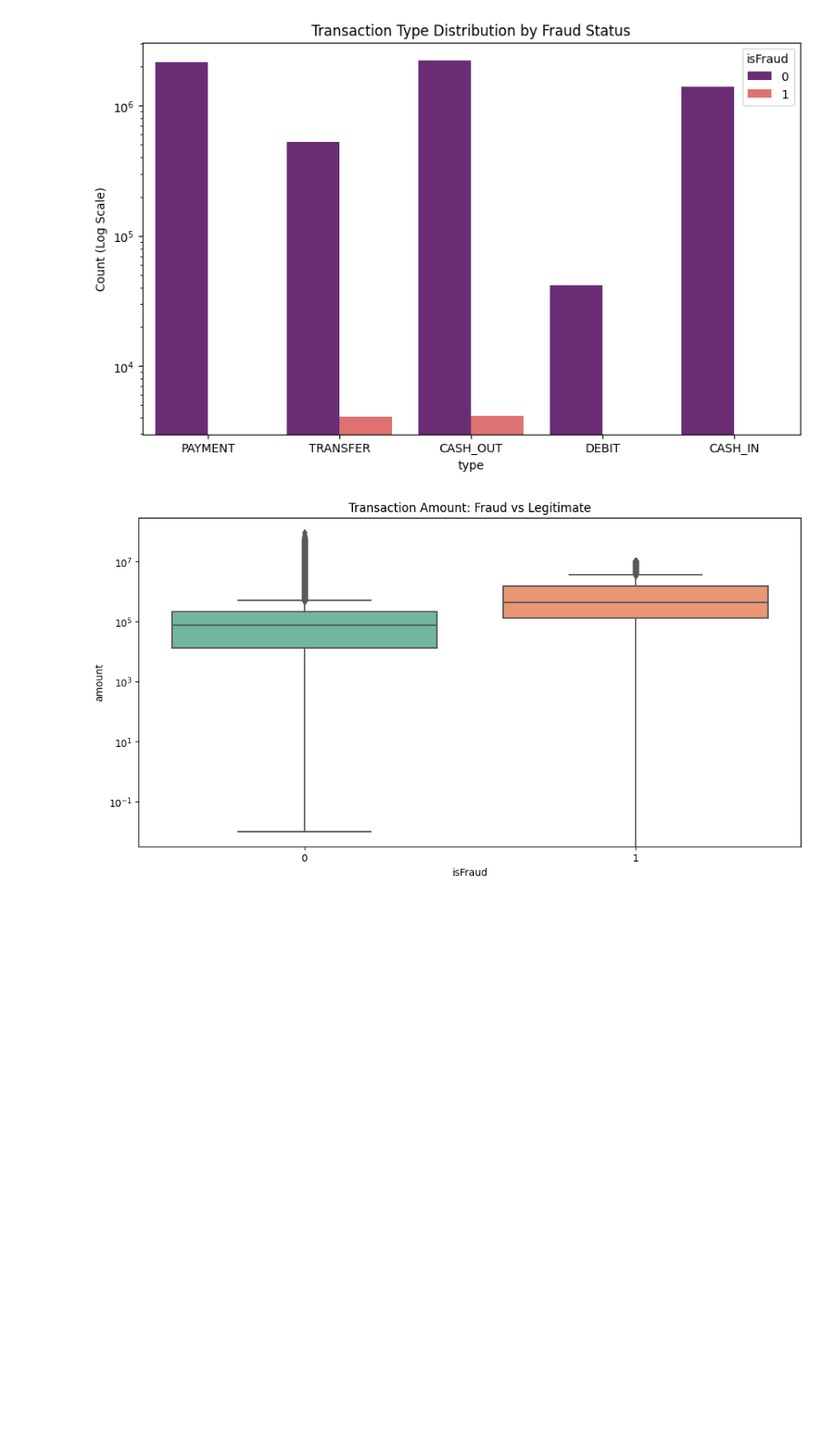
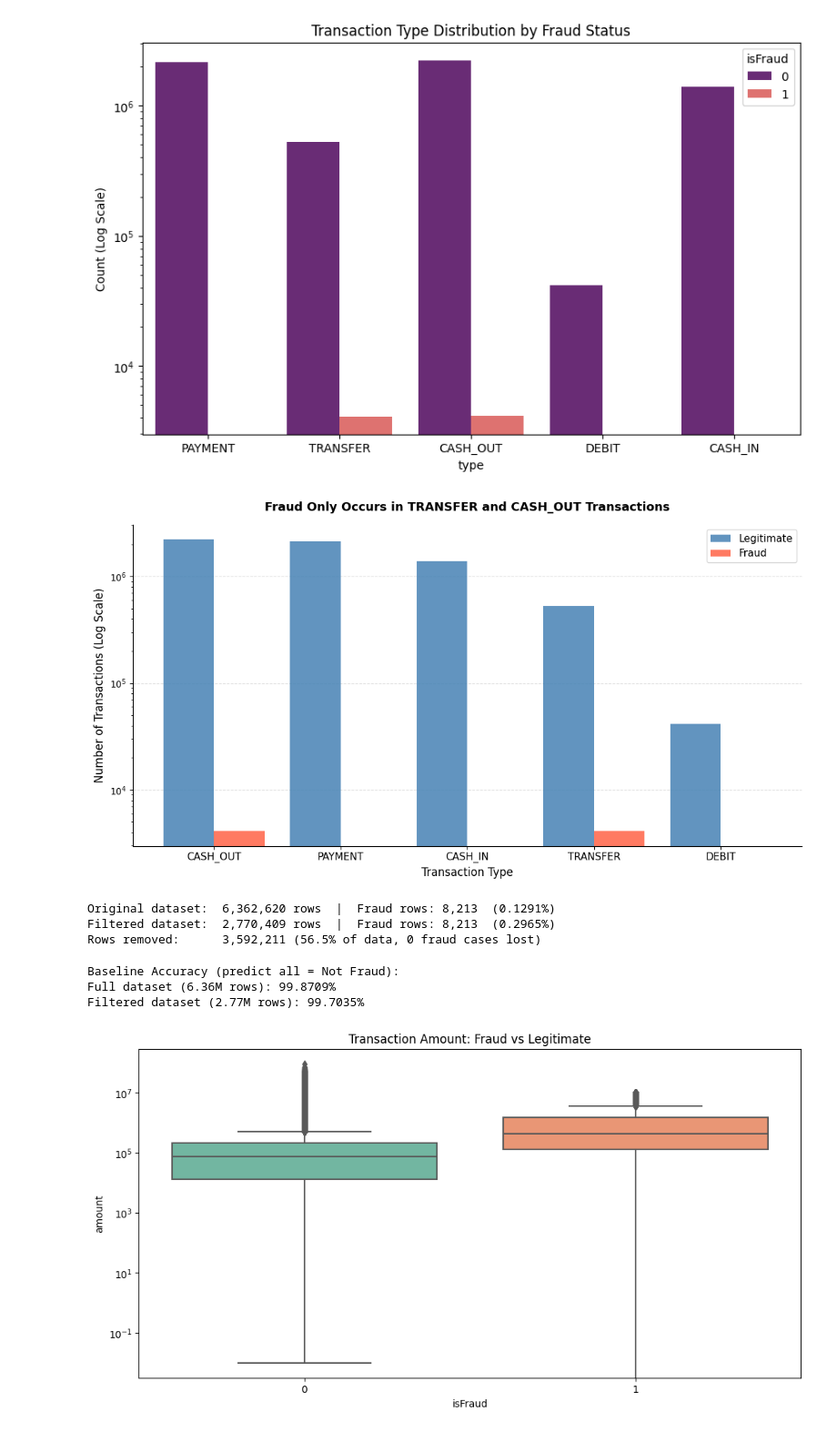
Before and after one commit to joshleeds/BA305-Project, a Jupyter notebook: Exploratory.ipynb, the cells around one changed output. Shown at 91% size. Saved outputs shown, nothing was run; the diff lists cells and outputs as text; code cells hidden in the pictures; blank space fills up the shorter version.

```diff
--- a/Exploratory.ipynb
+++ b/Exploratory.ipynb
@@ -117,6 +170,69 @@ DEBIT       41432     0
 PAYMENT   2151495     0
 TRANSFER   528812  4097
 [figure]
+# %%
+
+# Cleaner version for non-technical audience
+type_fraud = df.groupby('type')['isFraud'].agg(['sum', 'count']).reset_index()
+type_fraud.columns = ['type', 'Fraud', 'Total']
+type_fraud['Legitimate'] = type_fraud['Total'] - type_fraud['Fraud']
+type_fraud['fraud_rate'] = (type_fraud['Fraud'] / type_fraud['Total'] * 100).round(2)
+
+# Sort by total volume
+type_fraud = type_fraud.sort_values('Total', ascending=False)
+
+fig, ax = plt.subplots(figsize=(11, 6))
+
+x = range(len(type_fraud))
+width = 0.4
+
+bars_legit = ax.bar([i - width/2 for i in x], type_fraud['Legitimate'],
+                    width=width, label='Legitimate', color='steelblue', alpha=0.85)
+bars_fraud = ax.bar([i + width/2 for i in x], type_fraud['Fraud'],
+                    width=width, label='Fraud', color='tomato', alpha=0.85)
+
+ax.set_yscale('log')
+ax.set_xticks(list(x))
+ax.set_xticklabels(type_fraud['type'], fontsize=11)
+ax.set_xlabel('Transaction Type', fontsize=12)
+ax.set_ylabel('Number of Transactions (Log Scale)', fontsize=12)
+ax.set_title('Fraud Only Occurs in TRANSFER and CASH_OUT Transactions',
+             fontsize=13, fontweight='bold', pad=15)
+ax.legend(fontsize=11)
+ax.spines['top'].set_visible(False)
+ax.spines['right'].set_visible(False)
+ax.yaxis.grid(True, linestyle='--', alpha=0.4)
+ax.set_axisbelow(True)
+
+plt.tight_layout()
+plt.show()
+# %% [output]
+[figure, added]
+# %%
+
+# Since fraud only occurs in TRANSFER and CASH_OUT, all models filter to these types
+df_filtered = df[df['type'].isin(['TRANSFER', 'CASH_OUT'])].copy()
+
+print(f"Original dataset:  {df.shape[0]:,} rows  |  Fraud rows: {df['isFraud'].sum():,}  ({df['isFraud'].mean()*100:.4f}%)")
+print(f"Filtered dataset:  {df_filtered.shape[0]:,} rows  |  Fraud rows: {df_filtered['isFraud'].sum():,}  ({df_filtered['isFraud'].mean()*100:.4f}%)")
+print(f"Rows removed:      {df.shape[0] - df_filtered.shape[0]:,} ({(1 - df_filtered.shape[0]/df.shape[0])*100:.1f}% of data, 0 fraud cases lost)")
+# %% [output]
+Original dataset:  6,362,620 rows  |  Fraud rows: 8,213  (0.1291%)
+Filtered dataset:  2,770,409 rows  |  Fraud rows: 8,213  (0.2965%)
+Rows removed:      3,592,211 (56.5% of data, 0 fraud cases lost)
+# %%
+
+# Baseline accuracy: what if we predicted "Not Fraud" for every single transaction?
+baseline_full     = (df['isFraud'] == 0).mean() * 100
+baseline_filtered = (df_filtered['isFraud'] == 0).mean() * 100
+
+print("Baseline Accuracy (predict all = Not Fraud):")
+print(f"Full dataset (6.36M rows): {baseline_full:.4f}%")
+print(f"Filtered dataset (2.77M rows): {baseline_filtered:.4f}%")
+# %% [output]
+Baseline Accuracy (predict all = Not Fraud):
+Full dataset (6.36M rows): 99.8709%
+Filtered dataset (2.77M rows): 99.7035%
 # %%
 plt.figure(figsize=(12, 6))
 
```
Also changed, not shown: parts of 3 cells of this notebook, 1 other file.
